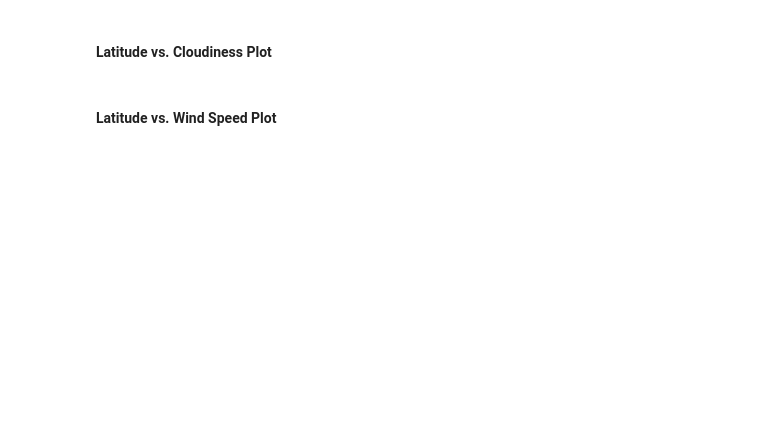
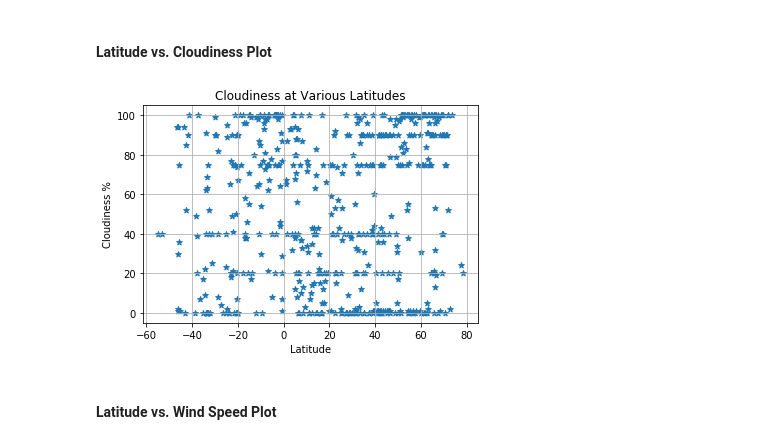
Before and after one commit to avinashdhawan/python-api-challenge, a Jupyter notebook: WeatherPy/WeatherPy_akd.ipynb, the cells around one changed output. Saved outputs shown, nothing was run; the diff lists cells and outputs as text; code cells hidden in the pictures; blank space fills up the shorter version.

```diff
--- a/WeatherPy/WeatherPy_akd.ipynb
+++ b/WeatherPy/WeatherPy_akd.ipynb
@@ -240,4 +274,21 @@ weather_data.head(30)
 # %% [markdown]
 #### Latitude vs. Cloudiness Plot
+# %%
+# Latitude vs. Temperature Plot
+plt.scatter(lat, cloudiness, marker="*")
+
+# Incorporate the other graph properties
+plt.title("Cloudiness at Various Latitudes")
+plt.ylabel("Cloudiness %")
+plt.xlabel("Latitude")
+plt.grid(True)
+
+# Save the figure
+plt.savefig("Latitude_vs_Cloudiness_Plot.png")
+
+# Show plot
+plt.show()
+# %% [output]
+[figure, added]
 # %% [markdown]
 #### Latitude vs. Wind Speed Plot
```
Also changed, not shown: parts of 3 cells of this notebook, 6 other files.
